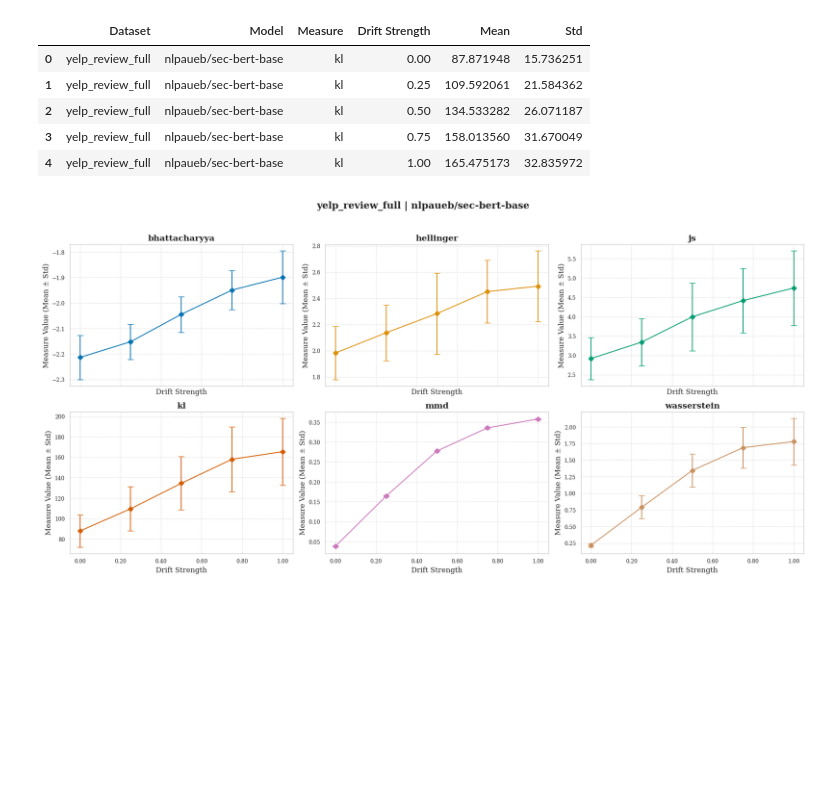
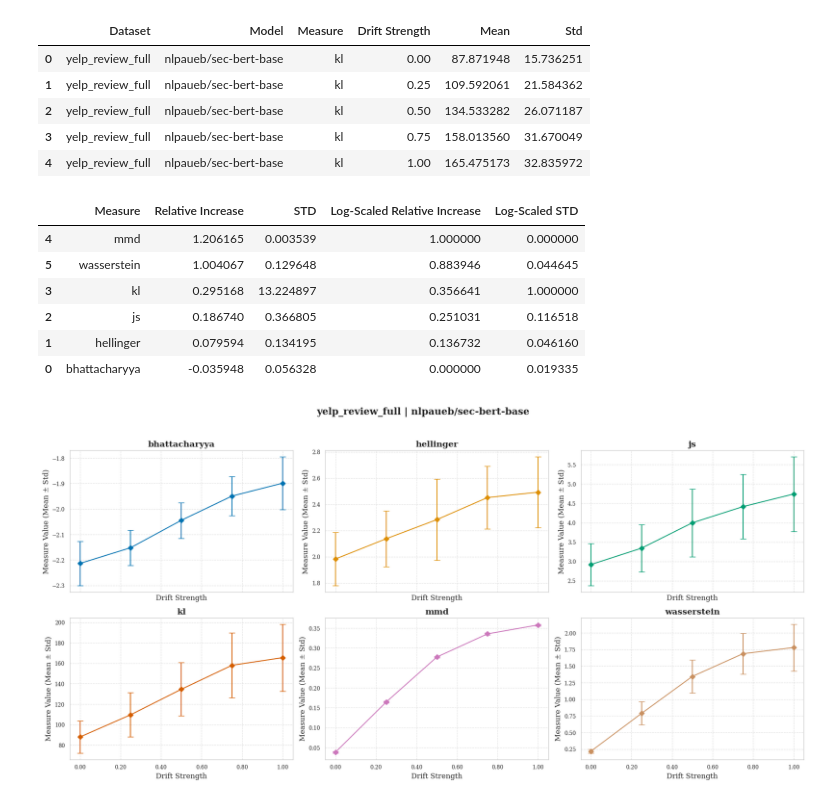
Before and after one commit to jasperbruin/driftwatch, a Jupyter notebook: LAB-experiments/final_experiments/data-analysis.ipynb, the cells around one changed output. Saved outputs shown, nothing was run; the diff lists cells and outputs as text; code cells hidden in the pictures; blank space fills up the shorter version.

```diff
--- a/LAB-experiments/final_experiments/data-analysis.ipynb
+++ b/LAB-experiments/final_experiments/data-analysis.ipynb
@@ -18,6 +18,53 @@ df_distribution.head()
 | 2 | yelp_review_full | nlpaueb/sec-bert-base | kl | 0.50 | 134.533282 | 26.071187 |
 | 3 | yelp_review_full | nlpaueb/sec-bert-base | kl | 0.75 | 158.013560 | 31.670049 |
 | 4 | yelp_review_full | nlpaueb/sec-bert-base | kl | 1.00 | 165.475173 | 32.835972 |
+# %%
+# print all unique Measure
+
+# Group by Measure and compute relative increase and STD per measurement
+df_sorted = df_distribution.sort_values(by=["Measure", "Dataset", "Model", "Drift Strength"])
+
+# Compute the relative increase for each measurement
+df_sorted["Relative Increase"] = df_sorted.groupby(["Measure", "Dataset", "Model"])["Mean"].pct_change()
+
+# Compute the standard deviation per measurement
+std_per_measurement = df_sorted.groupby("Measure")["Std"].mean()
+
+# Compute the relative increase per measurement (average across datasets/models)
+relative_increase_per_measurement = df_sorted.groupby("Measure")["Relative Increase"].mean()
+
+# Combine results
+results = pd.DataFrame({
+    "Relative Increase": relative_increase_per_measurement,
+    "STD": std_per_measurement
+}).reset_index()
+
+from sklearn.preprocessing import MinMaxScaler
+import numpy as np
+
+# Apply log transformation to Relative Increase and STD
+log_transformed = np.log1p(results[["Relative Increase", "STD"]])
+
+# Apply Min-Max scaling
+min_max_scaler = MinMaxScaler()
+scaled_log_values = min_max_scaler.fit_transform(log_transformed)
+
+# Create a new DataFrame with the transformed values
+scaled_log_results = results.copy()
+scaled_log_results[["Log-Scaled Relative Increase", "Log-Scaled STD"]] = scaled_log_values
+
+# Order the dataframe by Log-Scaled Relative Increase in descending order
+ordered_scaled_log_results = scaled_log_results.sort_values(by="Log-Scaled Relative Increase", ascending=False)
+
+ordered_scaled_log_results
+# %% [output]
+|  | Measure | Relative Increase | STD | Log-Scaled Relative Increase | Log-Scaled STD |
+| 4 | mmd | 1.206165 | 0.003539 | 1.000000 | 0.000000 |
+| 5 | wasserstein | 1.004067 | 0.129648 | 0.883946 | 0.044645 |
+| 3 | kl | 0.295168 | 13.224897 | 0.356641 | 1.000000 |
+| 2 | js | 0.186740 | 0.366805 | 0.251031 | 0.116518 |
+| 1 | hellinger | 0.079594 | 0.134195 | 0.136732 | 0.046160 |
+| 0 | bhattacharyya | -0.035948 | 0.056328 | 0.000000 | 0.019335 |
 # %%
 # Set academic-style plot aesthetics
 sns.set_context("paper")
```
